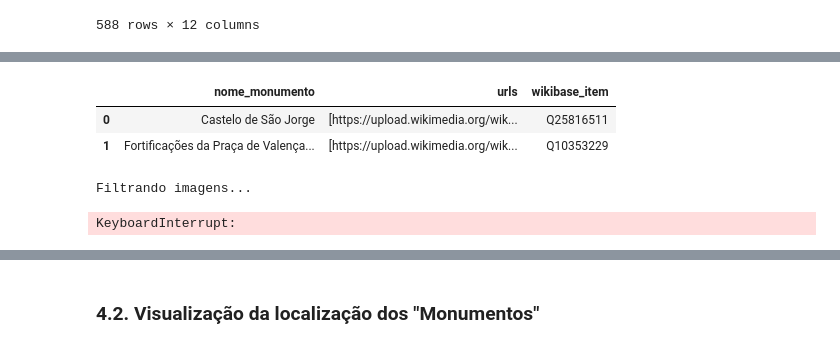
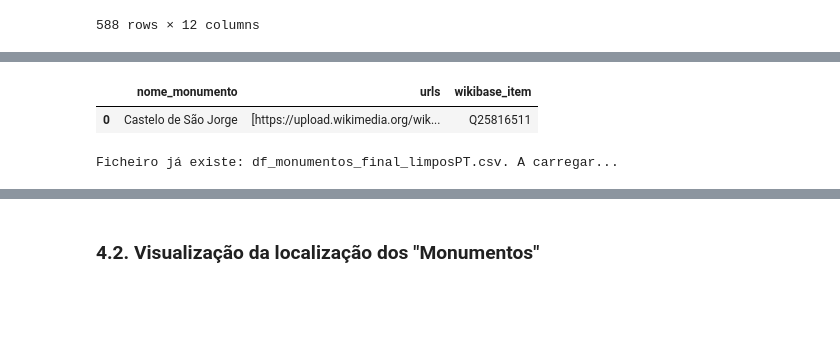
Before and after one commit to GothamAnalytics-7/APVC, a Jupyter notebook: APVC-ProjetoFinal/notebooks/APVC-Parte0.ipynb, the cells around one changed output, grey strips where cells are left out. Cells and saved outputs as stored; diff of their text form; code cells hidden in the pictures; blank space fills up the shorter version.

```diff
--- a/APVC-ProjetoFinal/notebooks/APVC-Parte0.ipynb
+++ b/APVC-ProjetoFinal/notebooks/APVC-Parte0.ipynb
@@ -1068,7 +1068,11 @@ df_merged = df_extra.merge(df_pt[['wikibase_item', 'urls']],
                           how='left',
                           suffixes=('_extra', '_pt'))
 
-# 4. Concatenar as listas de URLs sem repetir
+# 4. Atualizar SerMonumento para 1 nos registros com wikibase_item em comum
+wikibase_comuns = set(df_extra['wikibase_item']).intersection(set(df_pt['wikibase_item']))
+df_merged.loc[df_merged['wikibase_item'].isin(wikibase_comuns), 'SerMonumento'] = 1
+
+# 5. Concatenar as listas de URLs sem repetir
 def unir_listas(lista1, lista2):
     set_urls = set(lista1)
     if isinstance(lista2, list):
@@ -1077,14 +1081,14 @@ def unir_listas(lista1, lista2):
 
 df_merged['urls'] = df_merged.apply(lambda row: unir_listas(row['urls_extra'], row['urls_pt']), axis=1)
 
-# 5. Remover as colunas temporárias
+# 6. Remover as colunas temporárias
 df_merged.drop(columns=['urls_extra', 'urls_pt'], inplace=True)
 
-# 6. Agora acrescentar as linhas do df_pt que não estão no df_extra
+# 7. Agora acrescentar as linhas do df_pt que não estão no df_extra
 df_pt_rest = df_pt[~df_pt['wikibase_item'].isin(df_extra['wikibase_item'])].copy()
 
 # Concatenar o df_merged (base extra com urls unidas) com os restantes do pt
 df_monumentos_finalPT = pd.concat([df_merged, df_pt_rest], ignore_index=True)
 df_monumentos_finalPT.drop(columns=['landmark_id'], inplace=True, errors='ignore')
-df_monumentos_finalPT
+df_monumentos_finalPT["SerMonumento"].value_counts()
 # %% [output]
@@ -1104,10 +1099,9 @@ df_monumentos_finalPT
 # %%
 pd.set_option('display.max_colwidth', None)
-df_monumentos_finalPT[["nome_monumento", "urls", "wikibase_item"]].head(2)
+df_monumentos_finalPT[["nome_monumento", "urls", "wikibase_item"]].head(1)
 # %% [output]
 |  | nome_monumento | urls | wikibase_item |
 | 0 | Castelo de São Jorge | [https://upload.wikimedia.org/wik... | Q25816511 |
-| 1 | Fortificações da Praça de Valença... | [https://upload.wikimedia.org/wik... | Q10353229 |
 # %%
 import requests
 from urllib.parse import urlparse
@@ -1117,24 +1111,12 @@ import pandas as pd
 from pathlib import Path
 
 # Caminho para o ficheiro
-file_path = dataLandMarkTrain_dir / 'df_monumentos_finalPT.csv'
+file_path = dataLandMarkTrain_dir / 'df_monumentos_final_limposPT.csv'
 
-# Funções de verificação e limpeza
-def verificar_url_imagem(url, timeout=5):
-    try:
-        parsed = urlparse(url)
-        if not all([parsed.scheme, parsed.netloc]):
-            return False
-        response = requests.head(url, timeout=timeout, allow_redirects=True)
-        content_type = response.headers.get('Content-Type', '').lower()
-        return response.status_code == 200 and content_type.startswith('image/')
-    except Exception:
-        return False
-
-def limpar_urls_imagens(urls, verificar_existencia=True, max_workers=20):
+def limpar_urls_imagens(urls):
     if not isinstance(urls, list):
         return urls
-    palavras_indesejadas = ['logo', 'icon', 'symbol', 'badge', 'emblem', 'shield', 'sipa']
+    palavras_indesejadas = ['logo', 'icon', 'symbol', 'badge', 'emblem']
     urls_filtradas = []
     for url in urls:
         lower_url = url.lower()
@@ -1143,34 +1125,21 @@ def limpar_urls_imagens(urls, verificar_existencia=True, max_workers=20):
         if any(palavra in lower_url for palavra in palavras_indesejadas):
             continue
         urls_filtradas.append(url)
-    if verificar_existencia and urls_filtradas:
-        urls_validas = []
-        with concurrent.futures.ThreadPoolExecutor(max_workers=max_workers) as executor:
-            future_to_url = {executor.submit(verificar_url_imagem, url): url for url in urls_filtradas}
-            for future in tqdm(concurrent.futures.as_completed(future_to_url),
-                               total=len(urls_filtradas),
-                               desc="Verificando URLs"):
-                url = future_to_url[future]
-                try:
-                    if future.result():
-                        urls_validas.append(url)
-                except Exception:
-                    continue
-        return urls_validas
     return urls_filtradas
+
 
 # Verificação de existência do ficheiro
 if file_path.exists():
     print(f"Ficheiro já existe: {file_path.name}. A carregar...")
-    df_monumentos_finalPT = pd.read_csv(file_path)
-    df_monumentos_finalPT.head()
+    df_monumentos_final_limposPT = pd.read_csv(file_path)
+    df_monumentos_final_limposPT.head()
 else:
     print("Ficheiro não existe. A processar URLs e a gerar DataFrame...")
     # Aqui assumes que já tens o DataFrame df_monumentos_finalPT original carregado com as URLs (como listas)
-    df_monumentos_finalPT['urls'] = [limpar_urls_imagens(url_list) for url_list in tqdm(df_monumentos_finalPT['urls'], desc="Processando monumentos")]
-    df_monumentos_finalPT.to_csv(file_path, index=False)
+    df_monumentos_final_limposPT = df_monumentos_finalPT.copy()
+    df_monumentos_final_limposPT['urls'] = [limpar_urls_imagens(url_list) for url_list in tqdm(df_monumentos_final_limposPT['urls'], desc="Processando monumentos")]
+    df_monumentos_final_limposPT.to_csv(file_path, index=False)
     print(f"Ficheiro guardado em: {file_path}")
-    df_monumentos_finalPT.head()
+    df_monumentos_final_limposPT.head()
 # %% [output]
-Filtrando imagens...
+Ficheiro já existe: df_monumentos_final_limposPT.csv. A carregar...
-KeyboardInterrupt:
```
Also changed, not shown: parts of 18 cells of this notebook.
